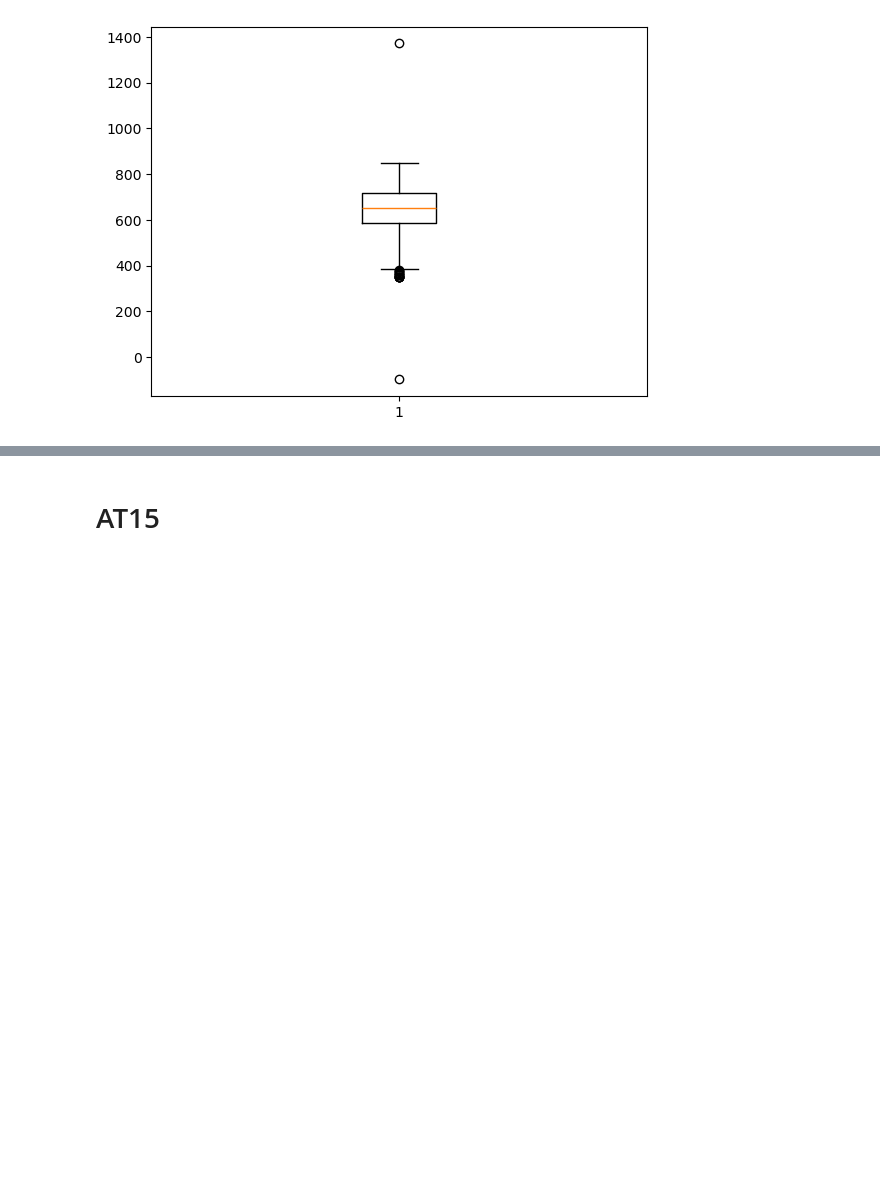
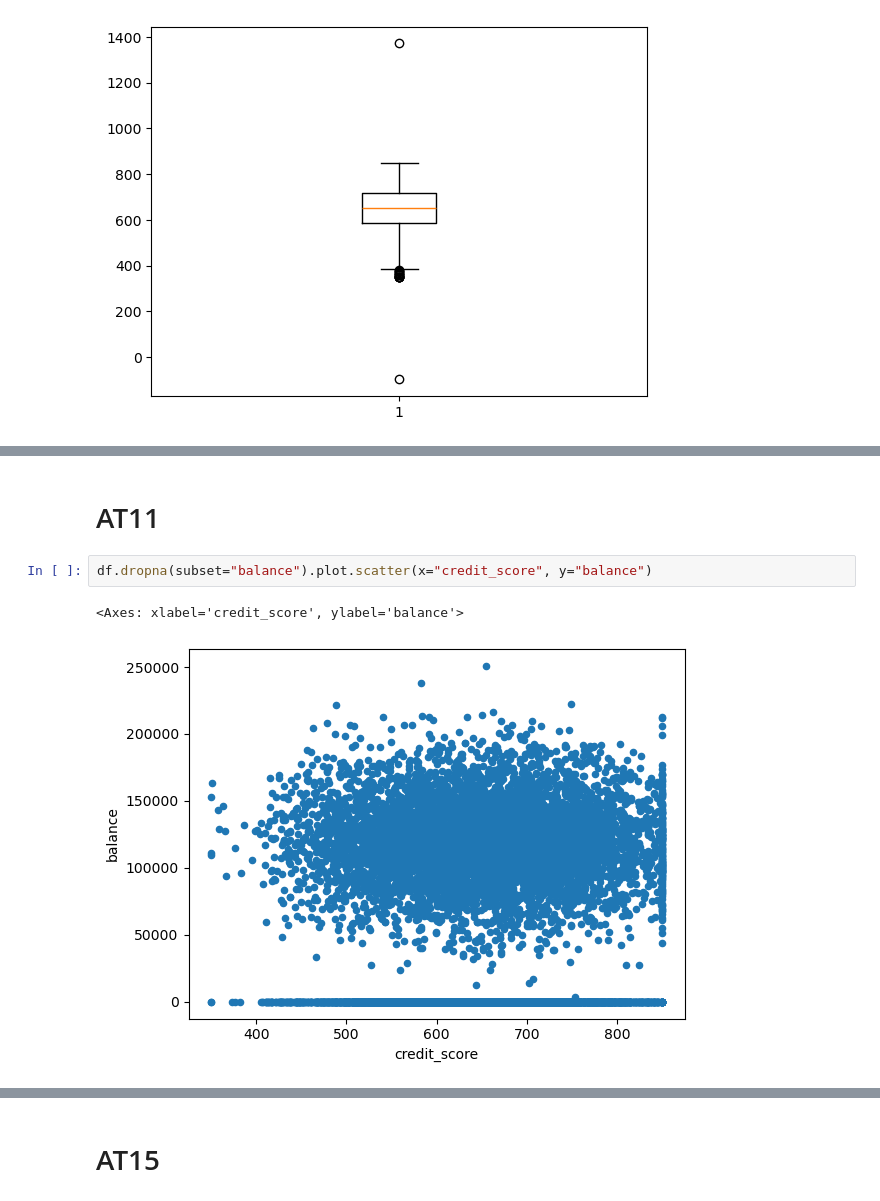
Before and after one commit to holleyj/data_attrition, a Jupyter notebook: code_sprint1.ipynb, the cells around one changed output, grey strips where cells are left out. Saved outputs shown, nothing was run; the diff lists cells and outputs as text; blank space fills up the shorter version.

```diff
--- a/code_sprint1.ipynb
+++ b/code_sprint1.ipynb
@@ -45,0 +54,7 @@ plt.show()
+# %% [markdown]
+# AT11
+# %%
+df.dropna(subset="balance").plot.scatter(x="credit_score", y="balance")
+# %% [output]
+<Axes: xlabel='credit_score', ylabel='balance'>
+[figure, added]
```
Also changed, not shown: parts of 12 cells of this notebook.
